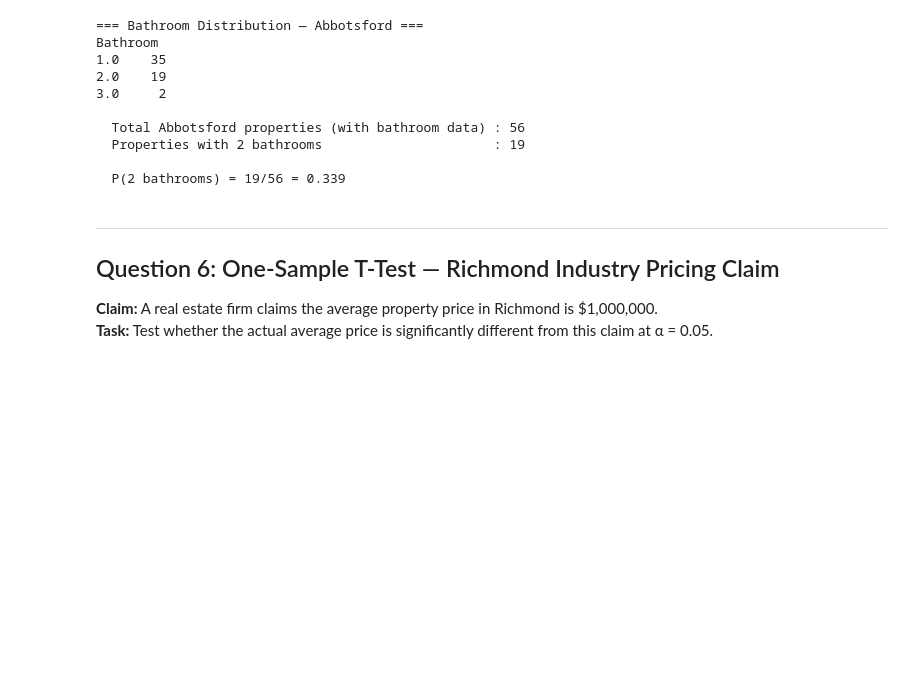
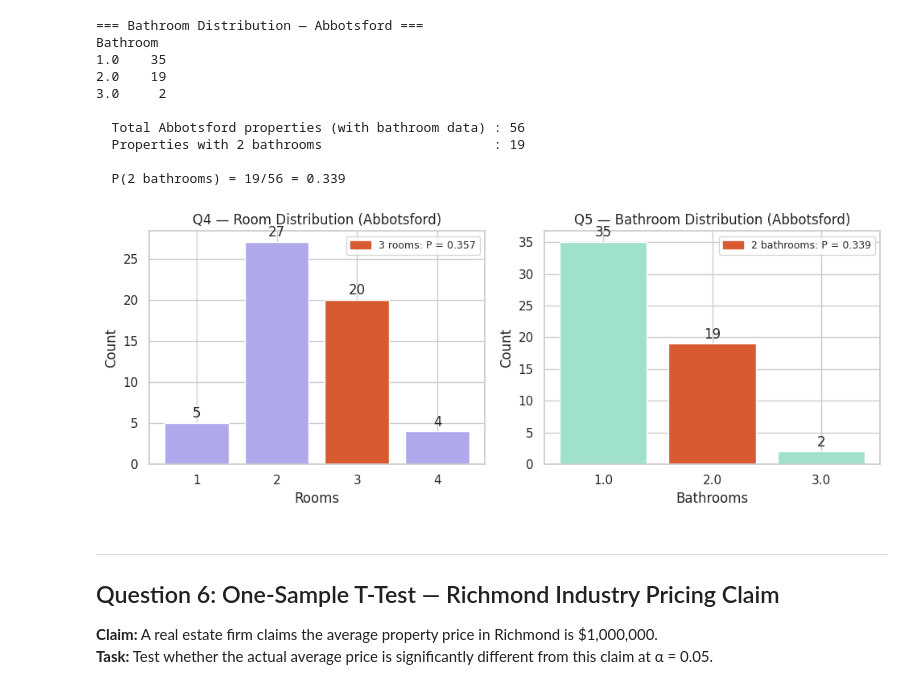
Before and after one commit to manidixit16/Assignment-statistics-decision-making, a Jupyter notebook: notebooks/Mani_Dixit_CPDA_B3.ipynb, the cells around one changed output. Cells and saved outputs as stored; diff of their text form; code cells hidden in the pictures; blank space fills up the shorter version.

```diff
--- a/notebooks/Mani_Dixit_CPDA_B3.ipynb
+++ b/notebooks/Mani_Dixit_CPDA_B3.ipynb
@@ -261,6 +327,33 @@ Bathroom
   Properties with 2 bathrooms                      : 19
 
   P(2 bathrooms) = 19/56 = 0.339
+# %%
+fig, axes = plt.subplots(1, 2, figsize=(10, 4))
+
+room_counts = abbotsford['Rooms'].value_counts().sort_index()
+bar_colors_r = ['#D85A30' if r == 3 else '#AFA9EC' for r in room_counts.index]
+b1 = axes[0].bar(room_counts.index.astype(str), room_counts.values, color=bar_colors_r)
+axes[0].bar_label(b1, fmt='%d', padding=2)
+axes[0].set_title('Q4 — Room Distribution (Abbotsford)')
+axes[0].set_xlabel('Rooms')
+axes[0].set_ylabel('Count')
+p3 = (abbotsford['Rooms'] == 3).sum() / len(abbotsford)
+axes[0].legend(handles=[Patch(color='#D85A30', label=f'3 rooms: P = {p3:.3f}')], fontsize=9)
+
+bath_counts = abbotsford['Bathroom'].dropna().value_counts().sort_index()
+bar_colors_b = ['#D85A30' if b == 2 else '#9FE1CB' for b in bath_counts.index]
+b2 = axes[1].bar(bath_counts.index.astype(str), bath_counts.values, color=bar_colors_b)
+axes[1].bar_label(b2, fmt='%d', padding=2)
+axes[1].set_title('Q5 — Bathroom Distribution (Abbotsford)')
+axes[1].set_xlabel('Bathrooms')
+axes[1].set_ylabel('Count')
+p2b = (abbotsford['Bathroom'].dropna() == 2).sum() / len(abbotsford['Bathroom'].dropna())
+axes[1].legend(handles=[Patch(color='#D85A30', label=f'2 bathrooms: P = {p2b:.3f}')], fontsize=9)
+
+plt.tight_layout()
+plt.show()
+# %% [output]
+[figure, added]
 # %% [markdown]
 ---
 ## Question 6: One-Sample T-Test — Richmond Industry Pricing Claim
```
Also changed, not shown: parts of 9 cells of this notebook.
